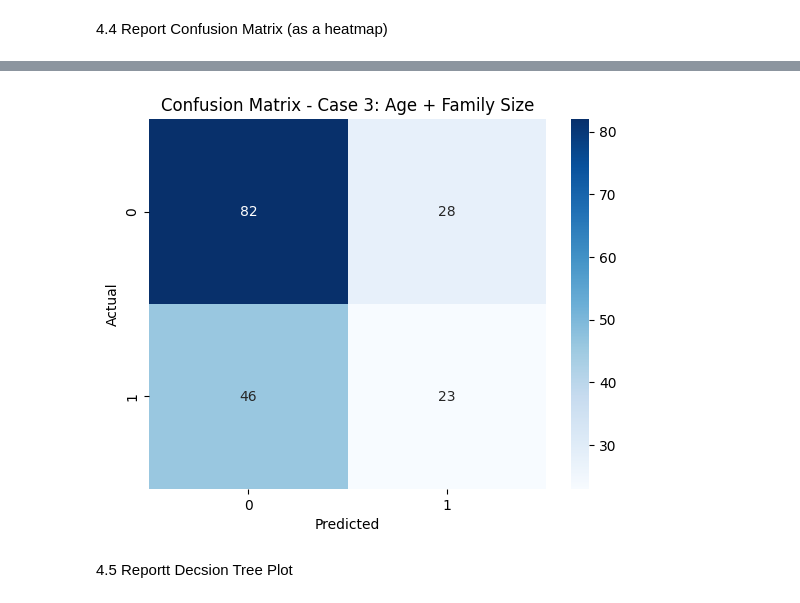
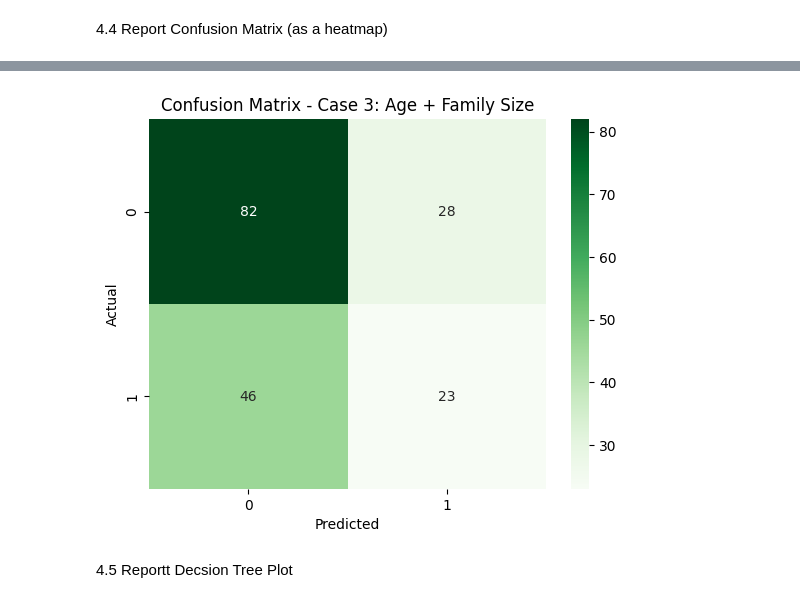
Before and after one commit to ss2jak/applied-ml-Jakiel, a Jupyter notebook: notebooks/project03/ml03_Jakiel.ipynb, the cells around one changed output, grey strips where cells are left out. Saved outputs shown, nothing was run; the diff lists cells and outputs as text; code cells hidden in the pictures.

```diff
--- a/notebooks/project03/ml03_Jakiel.ipynb
+++ b/notebooks/project03/ml03_Jakiel.ipynb
@@ -304,15 +304,15 @@ plt.show()
 # %%
 # Create confusion matrix for test predictions (Case 3)
 cm3 = confusion_matrix(y3_test, y3_test_pred)
 
 # Plot heatmap
-sns.heatmap(cm3, annot=True, cmap='Blues')
+sns.heatmap(cm3, annot=True, cmap='Greens')
 plt.title('Confusion Matrix - Case 3: Age + Family Size')
 plt.xlabel('Predicted')
 plt.ylabel('Actual')
 plt.show()
 # %% [output]
-[figure, old version]
+[figure, new version]
 # %% [markdown]
 4.5 Reportt Decsion Tree Plot
 # %%
```
Also changed, not shown: parts of 4 cells of this notebook.
